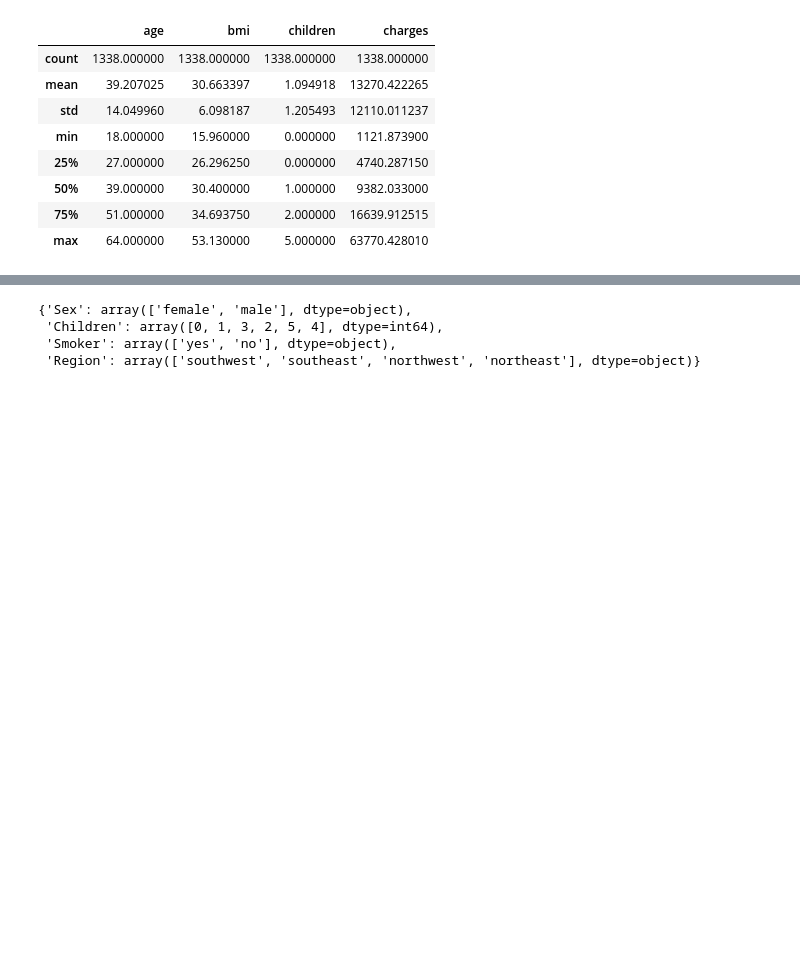
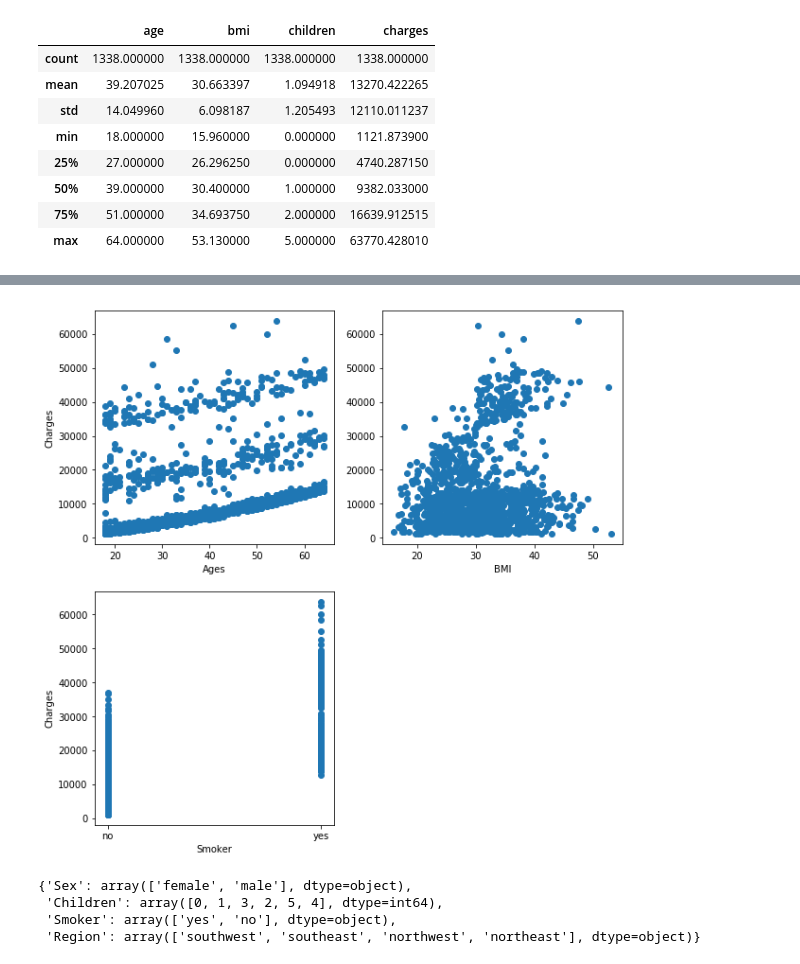
Before and after one commit to Sumitsaha123/Competative-Code, a Jupyter notebook: Untitled.ipynb, the cells around one changed output, grey strips where cells are left out. Drawn from its saved outputs; the diff is of its cells as text; code cells hidden in the pictures; blank space fills up the shorter version.

```diff
--- a/Untitled.ipynb
+++ b/Untitled.ipynb
@@ -45,3 +54,25 @@ df.describe()
+# %%
+fig = plt.figure(figsize=(10,10))
+ax = fig.add_subplot(221)
+x = df["age"]
+y = df["charges"]
+ax.scatter(x,y)
+plt.xlabel("Ages")
+plt.ylabel("Charges")
+
+ax = fig.add_subplot(222)
+x1 = df["bmi"]
+x2 = df["smoker"]
+ax.scatter(x1,y)
+plt.xlabel("BMI")
+
+ax = fig.add_subplot(223)
+ax.scatter(x2,y)
+plt.xlabel("Smoker")
+plt.ylabel("Charges")
+plt.show()
+# %% [output]
+[figure, added]
 # %%
 unique_dict = {'Sex':df['sex'].unique(),'Children':df['children'].unique(),'Smoker':df['smoker'].unique(),
                'Region': df['region'].unique()}
```
Also changed, not shown: parts of 55 cells of this notebook.
